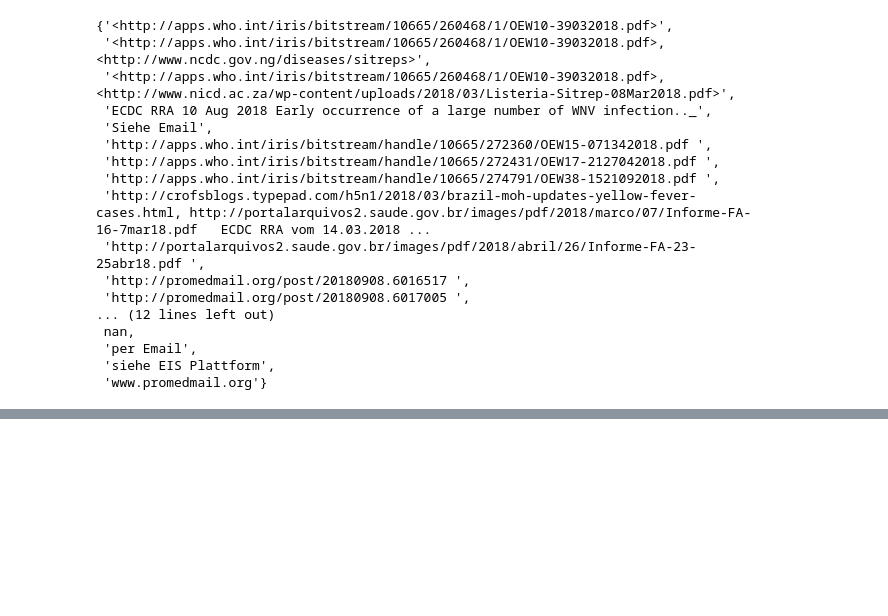
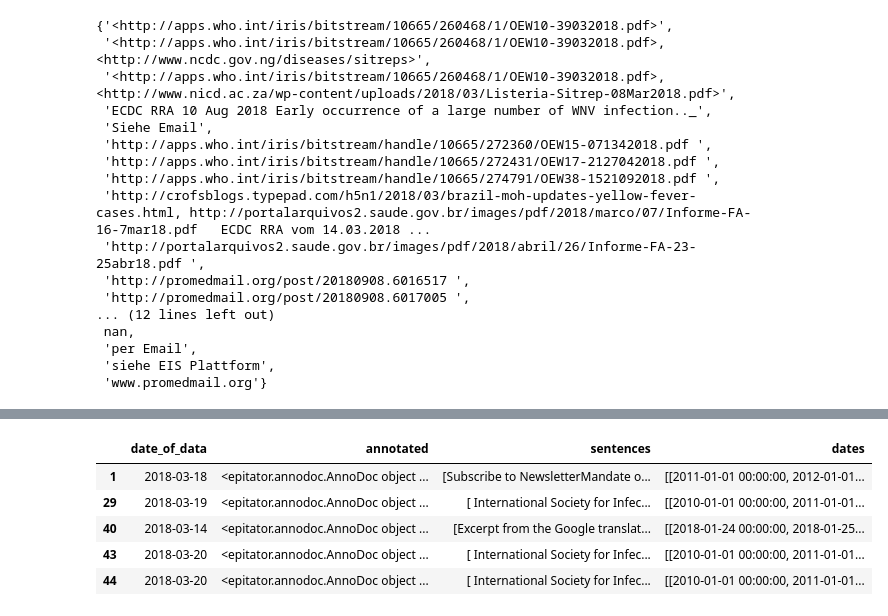
Before and after one commit to aauss/EventEpi, a Jupyter notebook: statistics.ipynb, the cells around one changed output, grey strips where cells are left out. Saved outputs shown, nothing was run; the diff lists cells and outputs as text; code cells hidden in the pictures; blank space fills up the shorter version.

```diff
--- a/statistics.ipynb
+++ b/statistics.ipynb
@@ -191,0 +215,9 @@ from epitat
+# %%
+ExtractSentencesAndLabel('dates').data_output().head()
+# %% [output]
+|  | date_of_data | annotated | sentences | dates |
+| 1 | 2018-03-18 | <epitator.annodoc.AnnoDoc object ... | [Subscribe to NewsletterMandate o... | [[2011-01-01 00:00:00, 2012-01-01... |
+| 29 | 2018-03-19 | <epitator.annodoc.AnnoDoc object ... | [ International Society for Infec... | [[2010-01-01 00:00:00, 2011-01-01... |
+| 40 | 2018-03-14 | <epitator.annodoc.AnnoDoc object ... | [Excerpt from the Google translat... | [[2018-01-24 00:00:00, 2018-01-25... |
+| 43 | 2018-03-20 | <epitator.annodoc.AnnoDoc object ... | [ International Society for Infec... | [[2010-01-01 00:00:00, 2011-01-01... |
+| 44 | 2018-03-20 | <epitator.annodoc.AnnoDoc object ... | [ International Society for Infec... | [[2010-01-01 00:00:00, 2011-01-01... |
```
Also changed, not shown: parts of 28 cells of this notebook.
